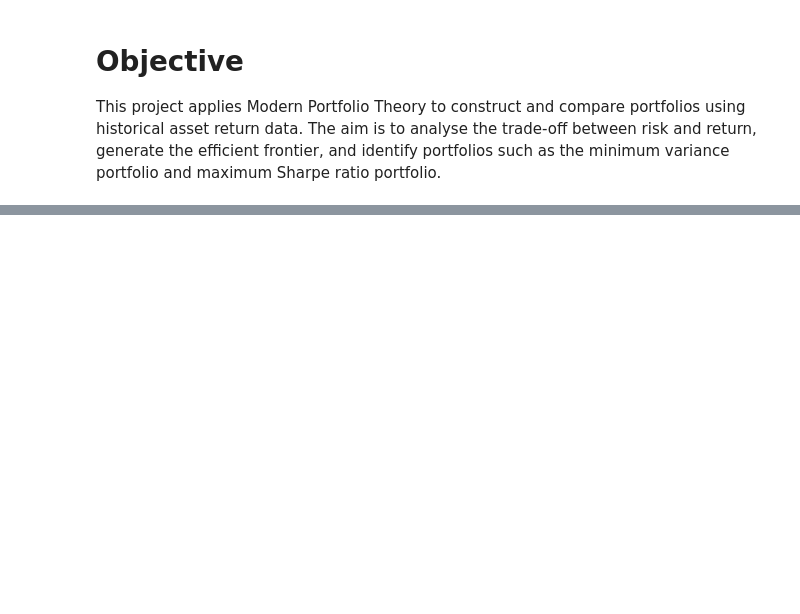
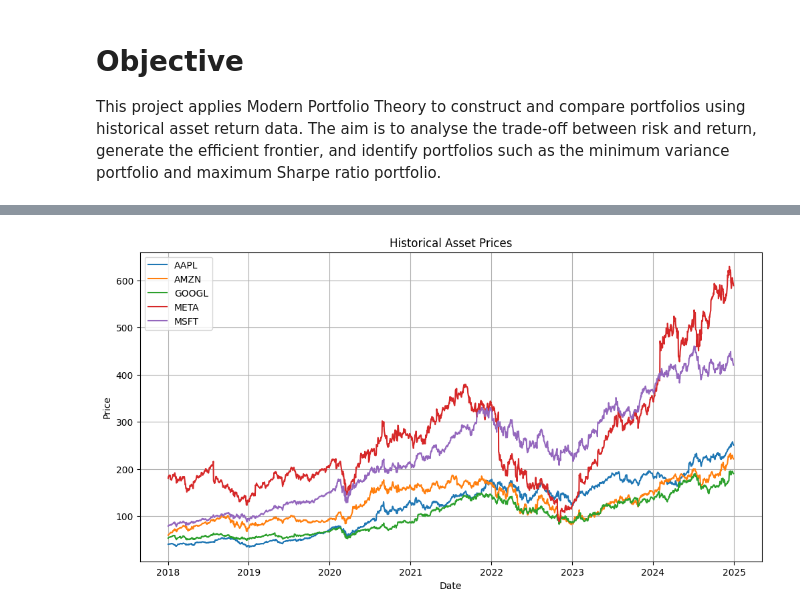
Before and after one commit to nitheesh-dharma/portfolio-optimisation, a Jupyter notebook: Portfolio-optimisation.ipynb, the cells around one changed output, grey strips where cells are left out. Saved outputs shown, nothing was run; the diff lists cells and outputs as text; code cells hidden in the pictures; blank space fills up the shorter version.

```diff
--- a/Portfolio-optimisation.ipynb
+++ b/Portfolio-optimisation.ipynb
@@ -33,0 +34,12 @@ prices.head()
+# %%
+#Plot the price data
+plt.figure(figsize=(12, 6))
+plt.plot(prices)
+plt.title("Historical Asset Prices")
+plt.xlabel("Date")
+plt.ylabel("Price")
+plt.legend(prices.columns)
+plt.grid(True)
+plt.show()
+# %% [output]
+[figure, added]
```
Also changed, not shown: parts of 5 cells of this notebook.
